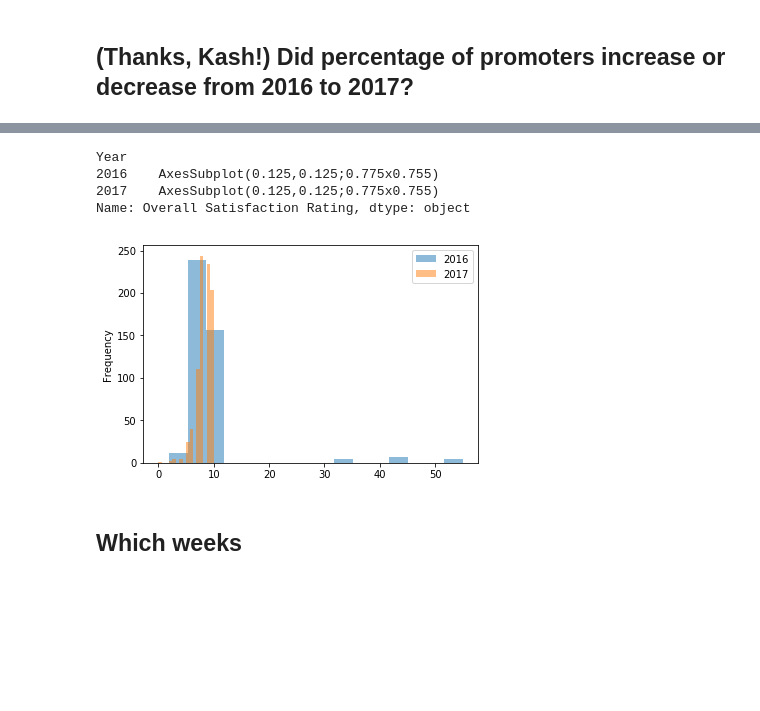
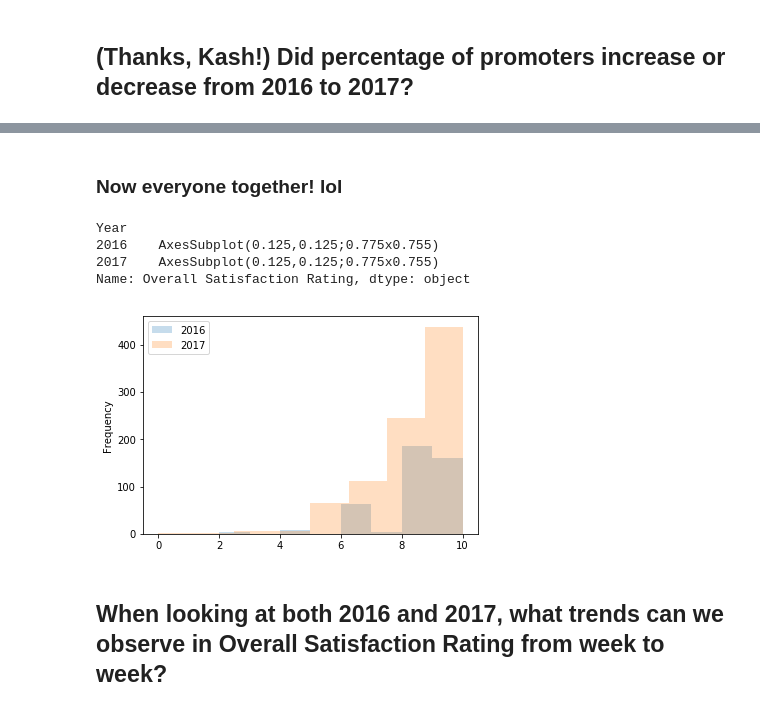
Before and after one commit to cherishkim42/DS-1.1-Data-Analysis, a Jupyter notebook: NPS Project/Clean Notebook.ipynb, the cells around one changed output, grey strips where cells are left out. Saved outputs shown, nothing was run; the diff lists cells and outputs as text; code cells hidden in the pictures; blank space fills up the shorter version.

```diff
--- a/NPS Project/Clean Notebook.ipynb
+++ b/NPS Project/Clean Notebook.ipynb
@@ -81,0 +136,5 @@ Q9: And how many were on the games track?
+# %%
+sns.set(rc={'figure.figsize':(11.7,8.27)})
+
+promo_only = ssot[(ssot['Net Promoter Status'] == 'Promoter')]
+sns.countplot(x='Track', data=promo_only)
@@ -82,11 +170,13 @@ Q9: And how many were on the games track?
+# %% [markdown]
+### Now everyone together! lol
 # %%
 ssot[ssot['Track']=='Apps'].groupby('Year')['Overall Satisfaction Rating']\
-.plot(bins=16, kind='hist', legend=True, alpha=0.5)
+.plot(bins=8, kind='hist', legend=True, alpha=0.25)
 # %% [output]
 Year
 2016    AxesSubplot(0.125,0.125;0.775x0.755)
 2017    AxesSubplot(0.125,0.125;0.775x0.755)
 Name: Overall Satisfaction Rating, dtype: object
-[figure, old version]
+[figure, new version]
-# %% [markdown]
-## Which weeks
+# %% [markdown]
+## When looking at both 2016 and 2017, what trends can we observe in Overall Satisfaction Rating from week to week?
```
Also changed, not shown: parts of 27 cells of this notebook, 3 other files.
